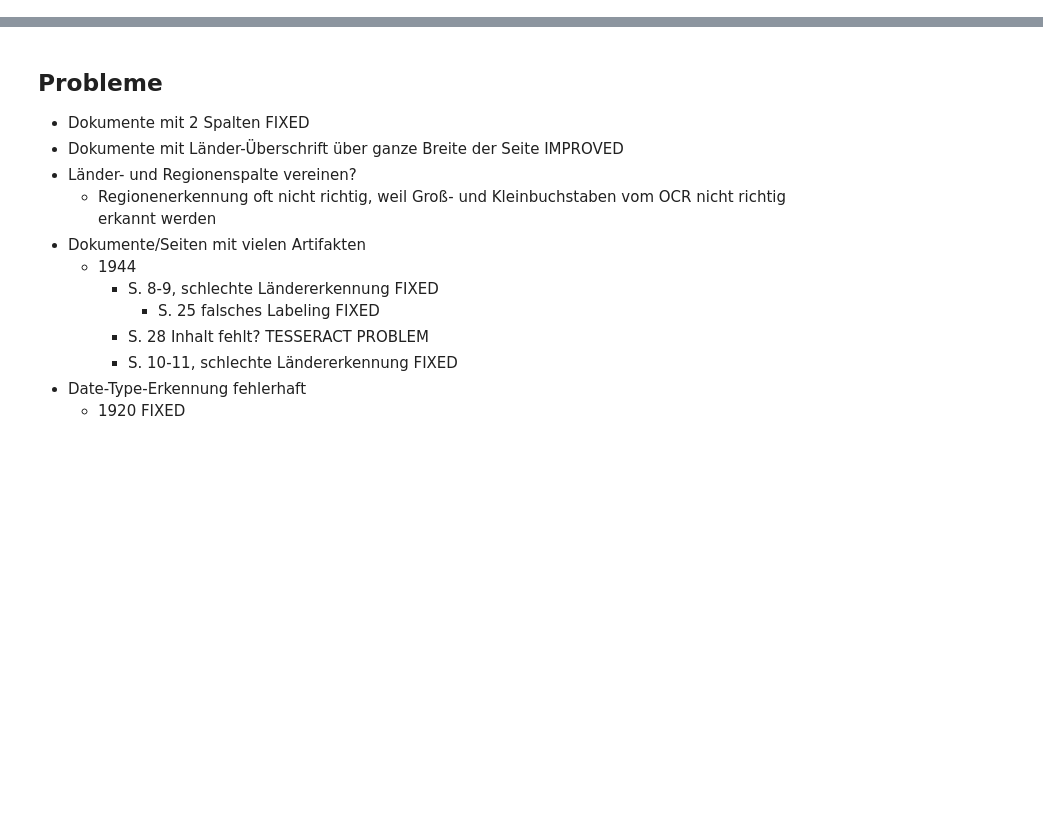
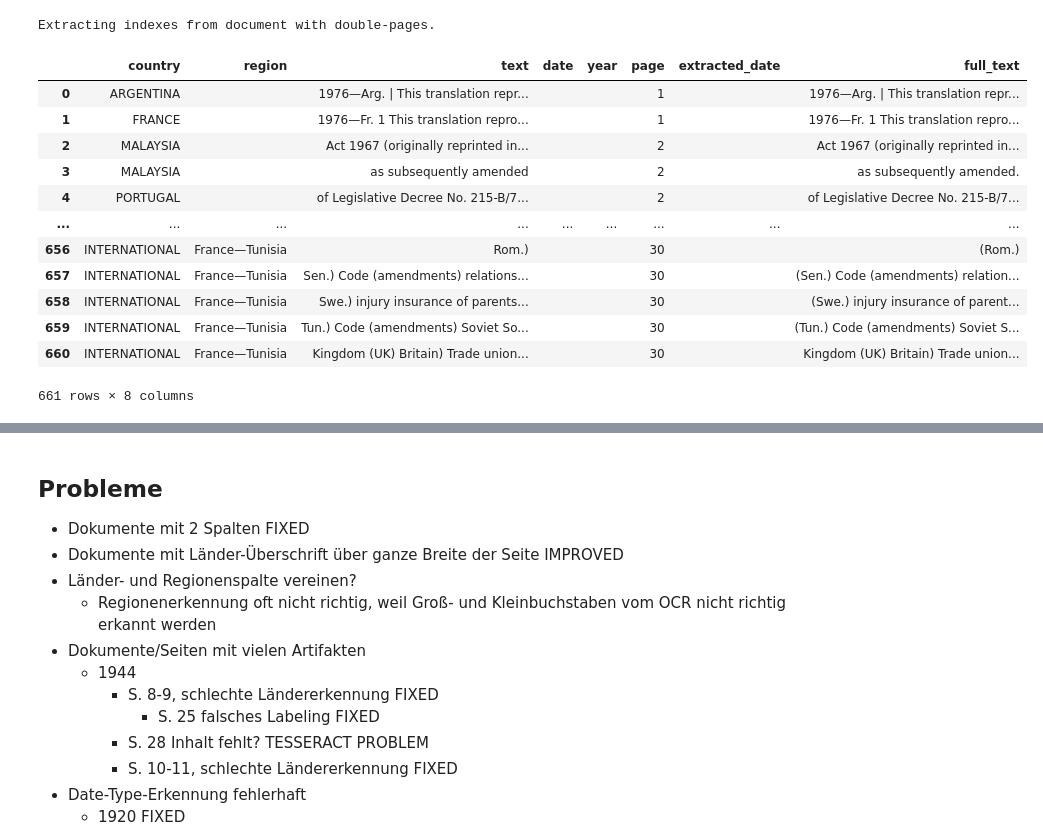
Before and after one commit to jeusa/indexex, a Jupyter notebook: code/index_extraction.ipynb, the cells around one changed output, grey strips where cells are left out. Drawn from its saved outputs; the diff is of its cells as text; code cells hidden in the pictures; blank space fills up the shorter version.

```diff
--- a/code/index_extraction.ipynb
+++ b/code/index_extraction.ipynb
@@ -192,0 +362,17 @@ lines_df
+# %%
+extract_indexes_tess(file, 1)
+# %% [output]
+Extracting indexes from document with double-pages.
+|  | country | region | text | date | year | page | extracted_date | full_text |
+| 0 | ARGENTINA |  | 1976—Arg. | This translation repr... |  |  | 1 |  | 1976—Arg. | This translation repr... |
+| 1 | FRANCE |  | 1976—Fr. 1 This translation repro... |  |  | 1 |  | 1976—Fr. 1 This translation repro... |
+| 2 | MALAYSIA |  | Act 1967 (originally reprinted in... |  |  | 2 |  | Act 1967 (originally reprinted in... |
+| 3 | MALAYSIA |  | as subsequently amended |  |  | 2 |  | as subsequently amended. |
+| 4 | PORTUGAL |  | of Legislative Decree No. 215-B/7... |  |  | 2 |  | of Legislative Decree No. 215-B/7... |
+| ... | ... | ... | ... | ... | ... | ... | ... | ... |
+| 656 | INTERNATIONAL | France—Tunisia | Rom.) |  |  | 30 |  | (Rom.) |
+| 657 | INTERNATIONAL | France—Tunisia | Sen.) Code (amendments) relations... |  |  | 30 |  | (Sen.) Code (amendments) relation... |
+| 658 | INTERNATIONAL | France—Tunisia | Swe.) injury insurance of parents... |  |  | 30 |  | (Swe.) injury insurance of parent... |
+| 659 | INTERNATIONAL | France—Tunisia | Tun.) Code (amendments) Soviet So... |  |  | 30 |  | (Tun.) Code (amendments) Soviet S... |
+| 660 | INTERNATIONAL | France—Tunisia | Kingdom (UK) Britain) Trade union... |  |  | 30 |  | Kingdom (UK) Britain) Trade union... |
+661 rows × 8 columns
```
Also changed, not shown: parts of 25 cells of this notebook, 3 other files.
